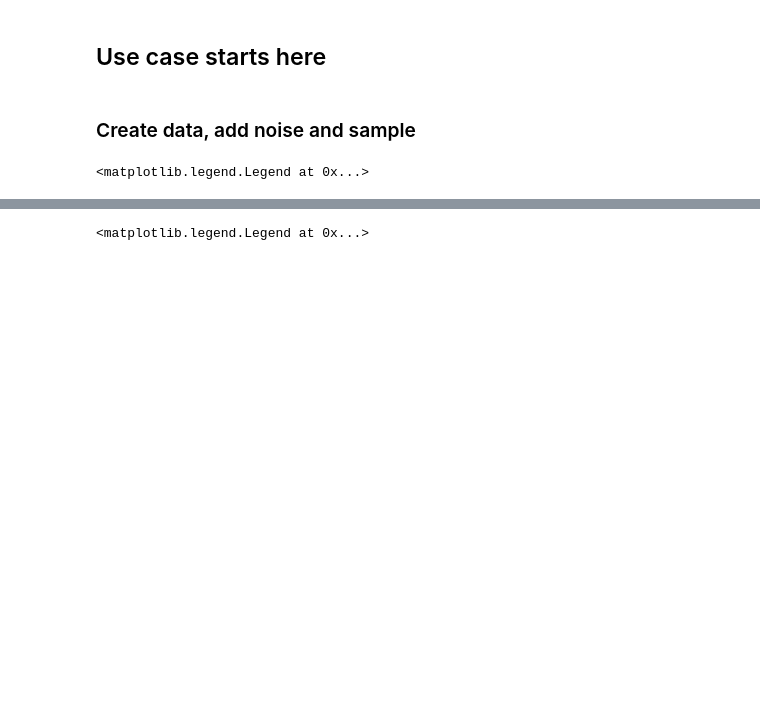
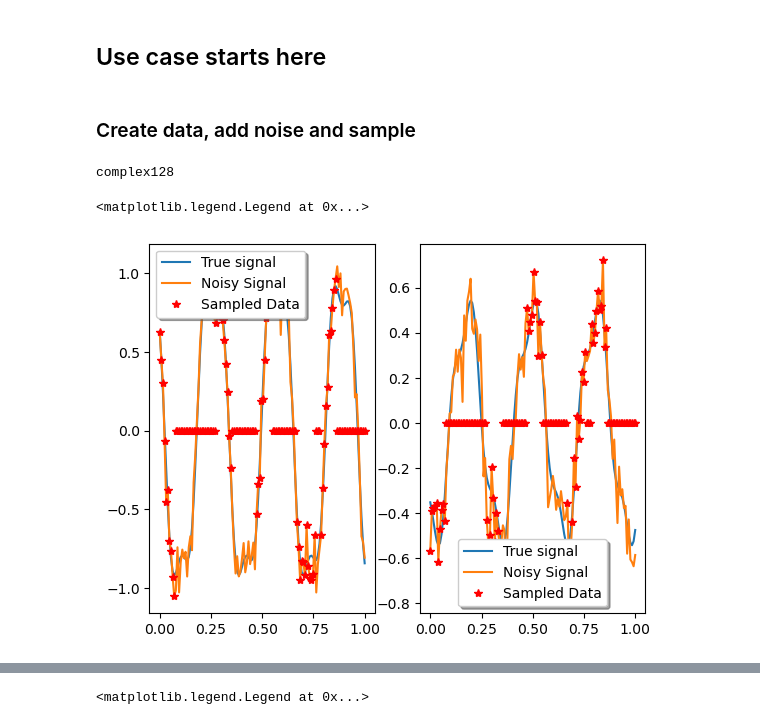
Before and after one commit to tagarelab/mr_recon_cg, a Jupyter notebook: admm_l2_l1.ipynb, the cells around one changed output, grey strips where cells are left out. Saved outputs shown, nothing was run; the diff lists cells and outputs as text; code cells hidden in the pictures; blank space fills up the shorter version.

Commit message:
ADMM data can be complex

```diff
--- a/admm_l2_l1.ipynb
+++ b/admm_l2_l1.ipynb
@@ -22,9 +22,11 @@ class ifft_op:
     def __init__(self):
         pass
     def forward (self,x):
-        return np.real(np.fft.ifftn(np.fft.ifftshift(x)))
+        return np.fft.ifftn(np.fft.ifftshift(x))
+#        return np.real(np.fft.ifftn(np.fft.ifftshift(x)))
     def transpose (self,x):
-        return np.fft.fftshift(np.fft.fftn(np.real(x)))
+#        return np.fft.fftshift(np.fft.fftn(np.real(x)))
+        return np.fft.fftshift(np.fft.fftn(x))
 
 class selection_op:
     """ Selection operator. Given a vector as an input it
@@ -43,7 +45,7 @@ class selection_op:
     def forward(self,x):
         return x[self.idx]
     def transpose(self,x):
-        z=np.zeros(self.x_shape)
+        z=np.zeros(self.x_shape,dtype=np.dtype(x[0]))
         z[idx]=x
         return z
 # %%
@@ -118,18 +120,25 @@ def admm_l2_l1(A,b,x0,l1_wt=1.0,rho=1.0,iter_max=100,eps=1e-2):
 # %%
 k=128
 t=np.linspace(0,1,128)
-x_true=np.sin(20*t+2.7)+0.2*np.cos(60*t)  #The true underlying signal
-x_data=x_true+0.2*np.random.normal(size=t.size) #Data = true signal + noise
+x_true=np.sin(20*t+2.7)+0.2*np.cos(60*t)+1j*(0.5*np.cos(20*t+2.7)+0.1*np.cos(60*t))
+x_data=x_true+0.1*(np.random.normal(size=t.size)+1j*np.random.normal(size=t.size))
 idx=np.r_[0:10,35:45,60:70,85:97,100:110]   #The components of x to be sampled
 S=selection_op(x_true.shape,idx)            #Create the selection operator
 y=S.forward(x_data)                         #Select the data
-figure,ax=plt.subplots()
-ax.plot(t,x_true,label='True signal')
-ax.plot(t,x_data,label='Noisy Signal')
-ax.plot(t,S.transpose(y),'r*',label='Sampled Data')
-ax.legend(shadow=True)
+print(np.dtype(x_data[0]))
+figure,axs=plt.subplots(1,2)
+axs[0].plot(t,x_true.real,label='True signal')
+axs[0].plot(t,x_data.real,label='Noisy Signal')
+axs[0].plot(t,S.transpose(y).real,'r*',label='Sampled Data')
+axs[0].legend(shadow=True)
+axs[1].plot(t,x_true.imag,label='True signal')
+axs[1].plot(t,x_data.imag,label='Noisy Signal')
+axs[1].plot(t,S.transpose(y).imag,'r*',label='Sampled Data')
+axs[1].legend(shadow=True)
 # %% [output]
-<matplotlib.legend.Legend at 0x...>
+complex128
+<matplotlib.legend.Legend at 0x...>
+[figure, added]
 # %%
 F=ifft_op()
 x_est=np.empty(128,dtype=complex)
```
Also changed, not shown: parts of 3 cells of this notebook.
